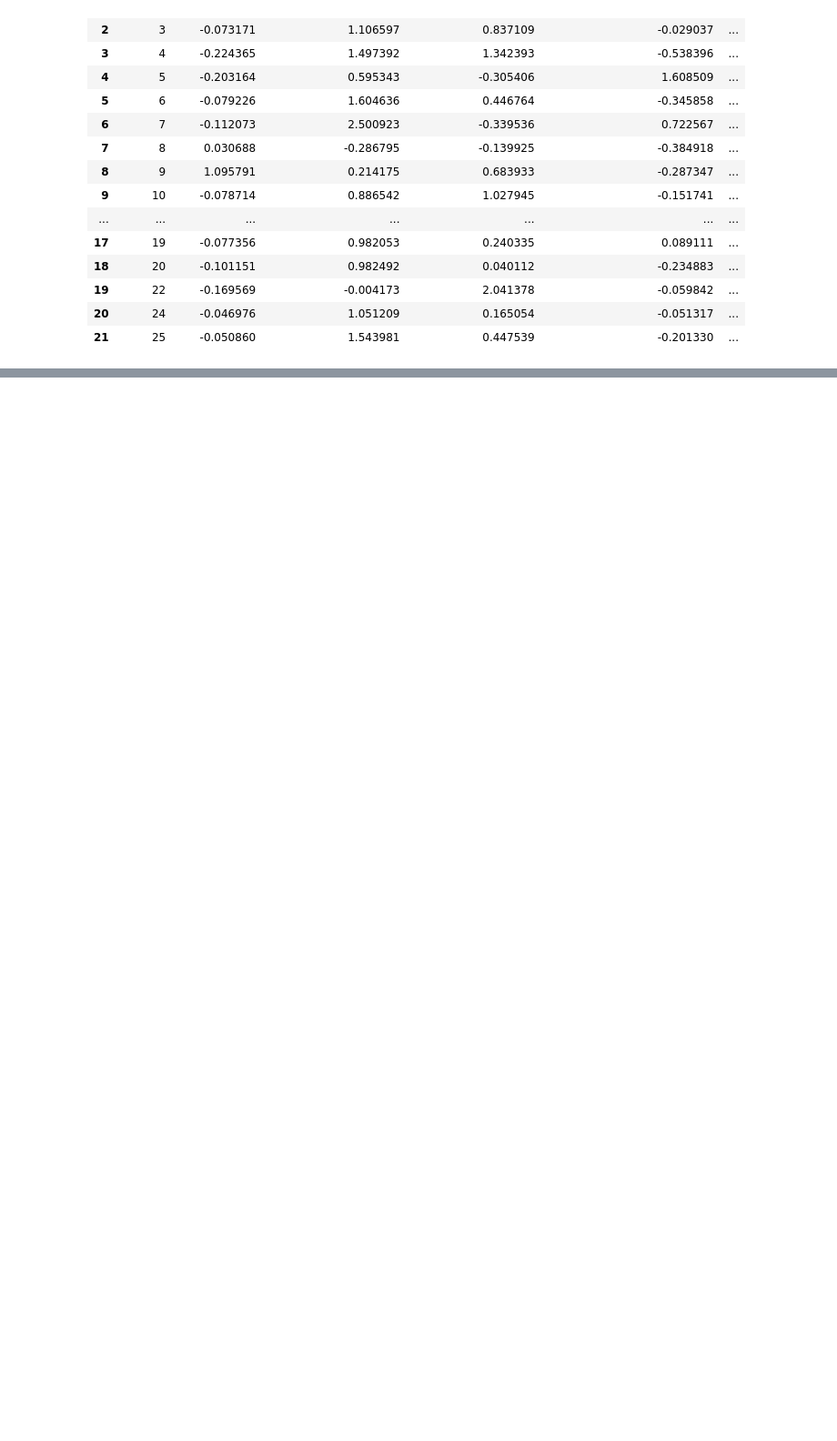
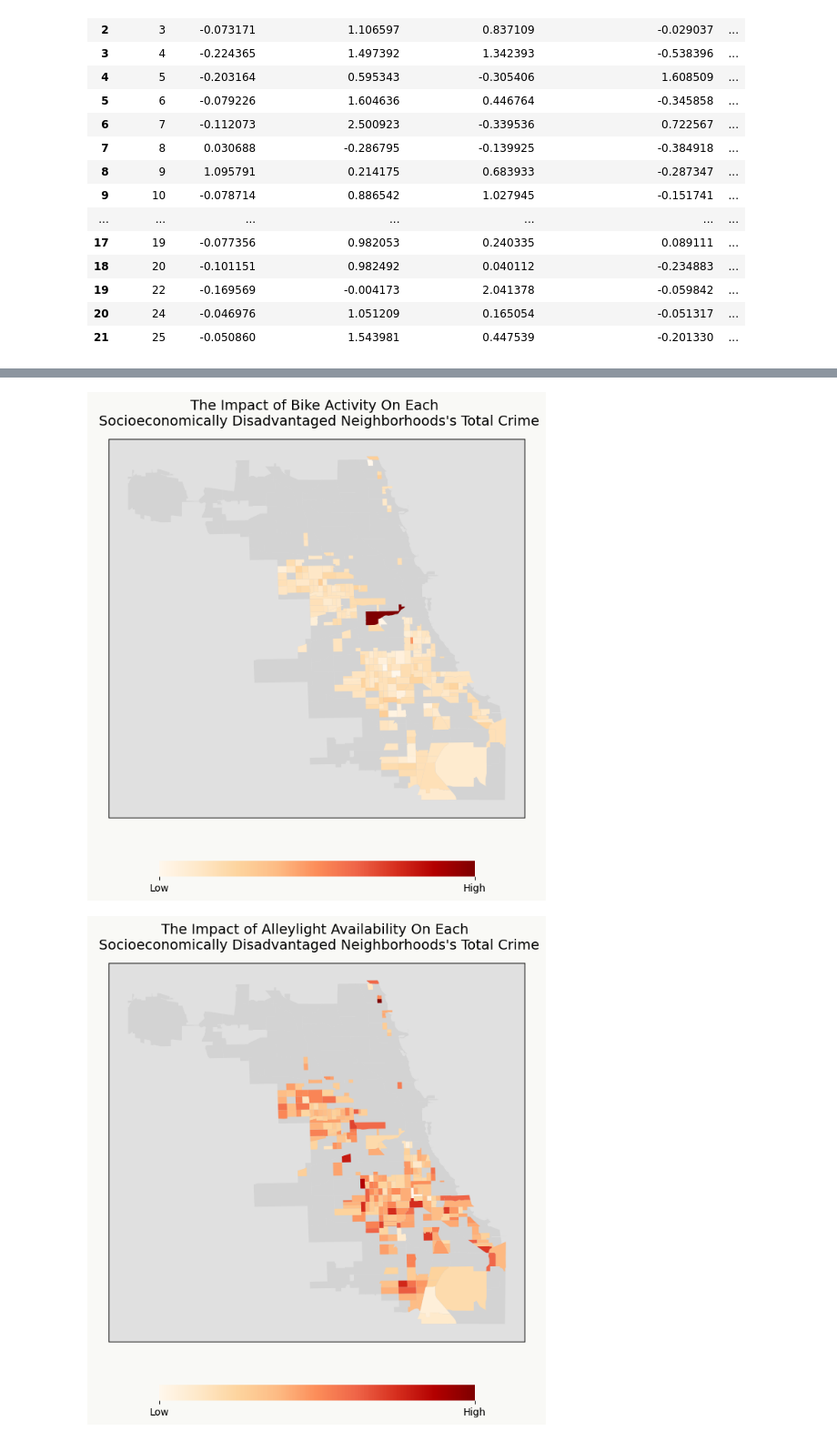
Before and after one commit to evanameyer1/Uncovering-New-Factors-In-Chicago-Crime-through-Regression-Models, a Jupyter notebook: models/notebooks/09_factor_analysis.ipynb, the cells around one changed output, grey strips where cells are left out. Shown at 91% size. Cells and saved outputs as stored; diff of their text form; code cells hidden in the pictures; blank space fills up the shorter version.

```diff
--- a/models/notebooks/09_factor_analysis.ipynb
+++ b/models/notebooks/09_factor_analysis.ipynb
@@ -243,0 +380,10 @@ fig.show()
+# %%
+def normalize_and_merge(geo_df, factors_df, exclude_columns, merge_column):
+    scaler = MinMaxScaler()
+    factor_columns = factors_df.drop(columns=exclude_columns)
+    normalized_factors = pd.DataFrame(scaler.fit_transform(factor_columns),
+                                      columns=factor_columns.columns,
+                                      index=factors_df[exclude_columns[0]])
+    normalized_df = pd.concat([factors_df[exclude_columns], normalized_factors], axis=1)
+    merged_gdf = geo_df.merge(normalized_df, on=merge_column)
+    return merged_gdf
@@ -243,0 +445,6 @@ fig.show()
+# %%
+for factor_col in factors_by_dis_area.columns[1:]:
+    plot_normalized_heatmap(geo_dis_areas, factors_by_dis_area, factor_col, 'area', 'Socioeconomically Disadvantaged Neighborhoods', label=False, savefig=f'../results/analysis/dis_area_{factor_col.replace(' ', '_').lower()}_heatmap.png')
+# %% [output]
+[figure, added]
+[figure, added]
```
Also changed, not shown: parts of 28 cells of this notebook, 15 other files.
